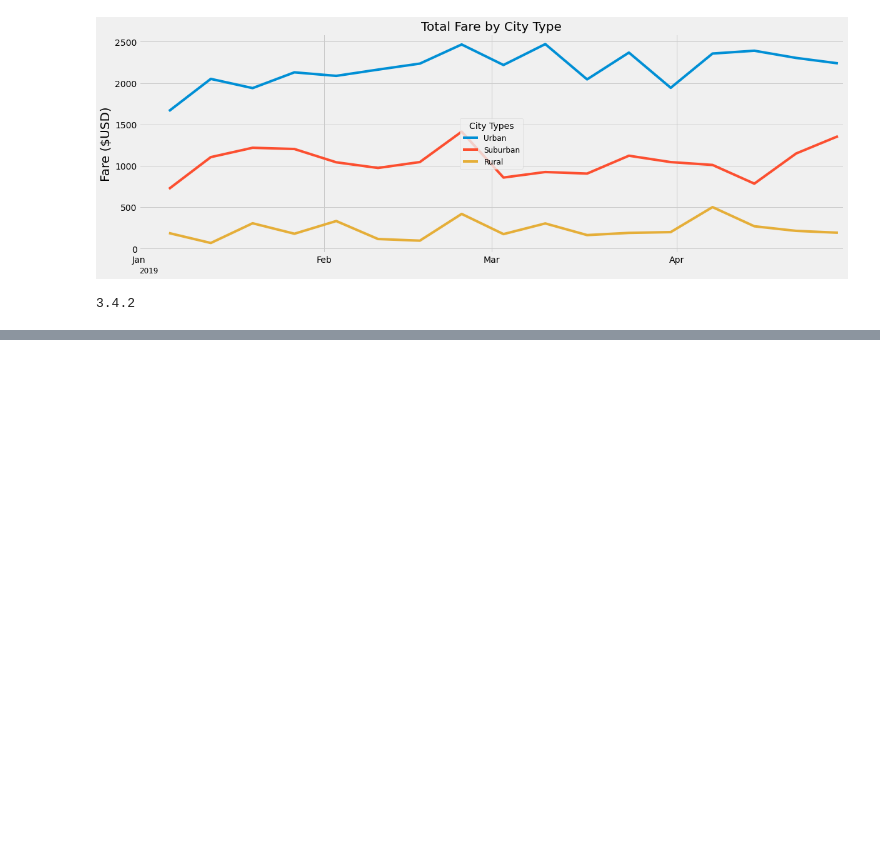
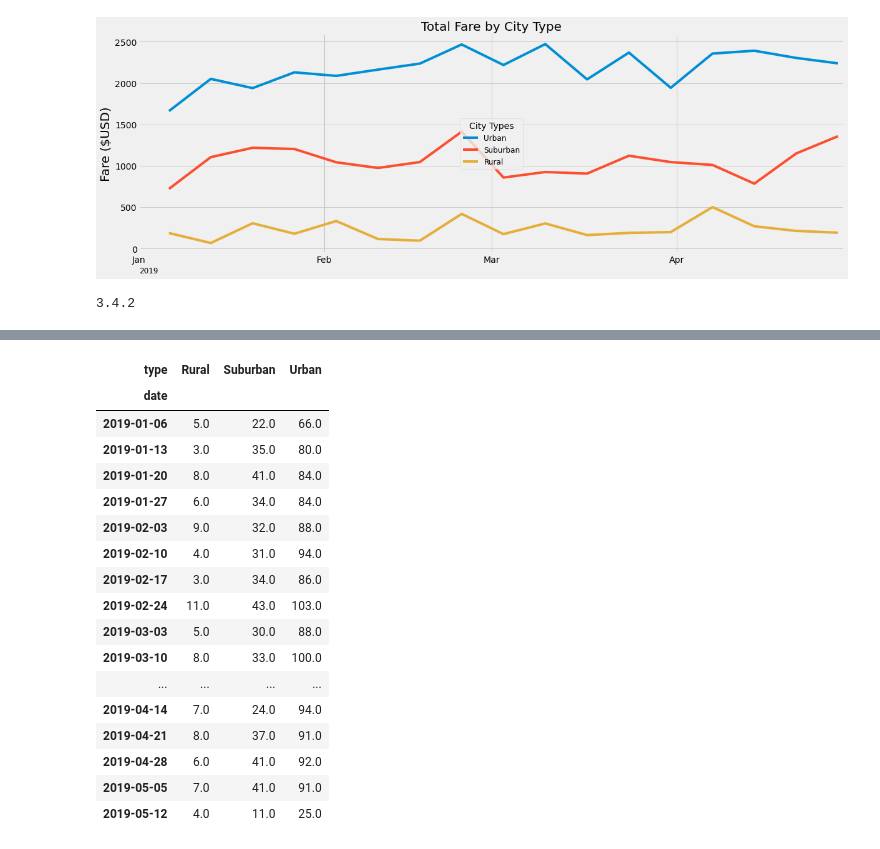
Before and after one commit to cgzverduzco/PyBer, a Jupyter notebook: PyBer_Challenge.ipynb, the cells around one changed output, grey strips where cells are left out. Saved outputs shown, nothing was run; the diff lists cells and outputs as text; code cells hidden in the pictures; blank space fills up the shorter version.

```diff
--- a/PyBer_Challenge.ipynb
+++ b/PyBer_Challenge.ipynb
@@ -362,0 +418,21 @@ print(matplotlib.__version__)
+# %%
+rides_1q_week
+# %% [output]
+| type | Rural | Suburban | Urban |
+| date |  |  |  |
+| 2019-01-06 | 5.0 | 22.0 | 66.0 |
+| 2019-01-13 | 3.0 | 35.0 | 80.0 |
+| 2019-01-20 | 8.0 | 41.0 | 84.0 |
+| 2019-01-27 | 6.0 | 34.0 | 84.0 |
+| 2019-02-03 | 9.0 | 32.0 | 88.0 |
+| 2019-02-10 | 4.0 | 31.0 | 94.0 |
+| 2019-02-17 | 3.0 | 34.0 | 86.0 |
+| 2019-02-24 | 11.0 | 43.0 | 103.0 |
+| 2019-03-03 | 5.0 | 30.0 | 88.0 |
+| 2019-03-10 | 8.0 | 33.0 | 100.0 |
+| ... | ... | ... | ... |
+| 2019-04-14 | 7.0 | 24.0 | 94.0 |
+| 2019-04-21 | 8.0 | 37.0 | 91.0 |
+| 2019-04-28 | 6.0 | 41.0 | 92.0 |
+| 2019-05-05 | 7.0 | 41.0 | 91.0 |
+| 2019-05-12 | 4.0 | 11.0 | 25.0 |
```
Also changed, not shown: parts of 2 cells of this notebook, 2 other files.
